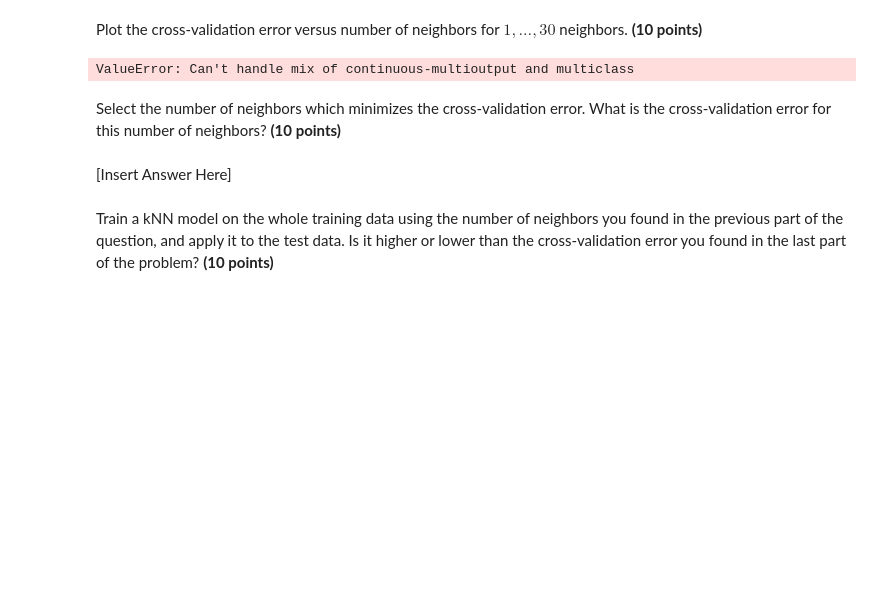
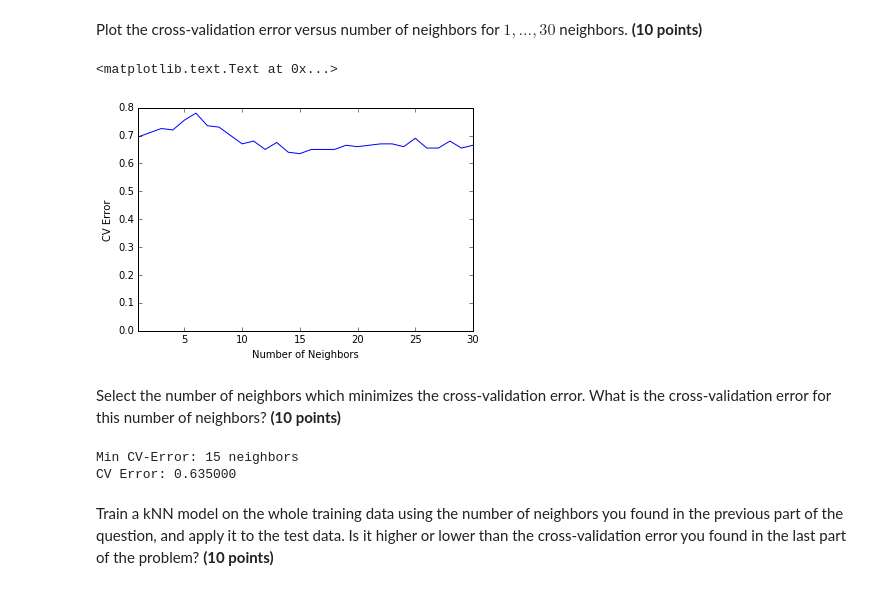
Before and after one commit to artur-sak13/Understanding-BD, a Jupyter notebook: lab3vvv/sak2.ipynb, the cells around one changed output. Drawn from its saved outputs; the diff is of its cells as text; code cells hidden in the pictures; blank space fills up the shorter version.

Commit message:
Cross validation implementation

```diff
--- a/lab3vvv/sak2.ipynb
+++ b/lab3vvv/sak2.ipynb
@@ -385,21 +385,27 @@ Use scikit-learn's sklearn.neighbors.KNeighborsClassifier to perform the trainin
 # %%
 def crossValidationkNN(trainData,trainLabels,k):
     N = trainData.shape[0]
-#     ret_vect = np.zeros(k + 1)
+    ret_vect = np.zeros(k + 1)
     np.random.shuffle(trainData)
 
-    for i in range(5):
-        clf = KNeighborsClassifier(n_neighbors=k)
-        test = trainData[int((i*N)/5) : int(((i+1)*N)/5)]
+    for i in range(1, k + 1):
+        clf = KNeighborsClassifier(n_neighbors=i)
+        err = np.zeros(5)
 
         for j in range(5):
-            if((j*N)/5 != int((i*N)/5)):
-                clf.fit(trainData[int((j*N)/5) : int(((j+1)*N)/5)], trainLabels[int((j*N)/5) : int(((j+1)*N)/5)])
-#                 print(trainData[int((j*N)/5) : int(((j+1)*N)/5)])
-                pred = clf.predict(test)
-                temp = zero_one_loss(test, pred)
-                print(temp)
-#     print(ret_vect)
+            mask = np.arange(0, N)
+            fold = slice(int((j*N)/5), int(((j+1)*N)/5))
+            mask[fold] = False
+
+            valid = trainData[fold]
+            vallab = trainLabels[fold]
+
+            clf.fit(trainData[mask], trainLabels[mask])
+            est = clf.predict(valid)
+            err[j] = zero_one_loss(est, vallab)
+        ret_vect[i] = np.mean(err)
+
+    return ret_vect
 # %% [markdown]
 Now, we will load some data (acquired from <a href="http://www.cs.ubc.ca/~murphyk/">K.P. Murphy</a>'s <a href="https://github.com/probml/pmtk3"> PMTK tookit</a>).
 # %%
@@ -420,9 +426,16 @@ testdata=problem2_tmp[200:,:2]
 testlabels=problem2_tmp[200:,2]
 # %% [markdown]
 Plot the cross-validation error versus number of neighbors for $1,\ldots,30$ neighbors. <b>(10 points)</b>
-# %%
-crossValidationkNN(traindata, trainlabels, 5)
-# %% [output]
-ValueError: Can't handle mix of continuous-multioutput and multiclass
+# %%
+cv_knn = crossValidationkNN(traindata, trainlabels, 30)
+
+pylab.plot(np.arange(0,31, dtype=float), cv_knn)
+pylab.xlim(1, 30)
+
+pylab.xlabel("Number of Neighbors")
+pylab.ylabel("CV Error")
+# %% [output]
+<matplotlib.text.Text at 0x...>
+[figure, added]
 # %% [markdown]
 Select the number of neighbors which minimizes the cross-validation error. What is the cross-validation error for this number of neighbors? <b>(10 points)</b>
@@ -431,4 +442,9 @@ Select the number of neighbors which minimizes the cross-validation error. What
-# %% [markdown]
-[Insert Answer Here]
+# %%
+k_star = np.argmin(cv_knn[1:cv_knn.size])
+print("Min CV-Error: %s neighbors" %(k_star + 1))
+print("CV Error: %f" %(cv_knn[(k_star + 1)]))
+# %% [output]
+Min CV-Error: 15 neighbors
+CV Error: 0.635000
 # %% [markdown]
 Train a kNN model on the whole training data using the number of neighbors you found in the previous part of the question, and apply it to the test data. Is it higher or lower than the cross-validation error you found in the last part of the problem? **(10 points)**
```
Also changed, not shown: parts of 5 cells of this notebook.
